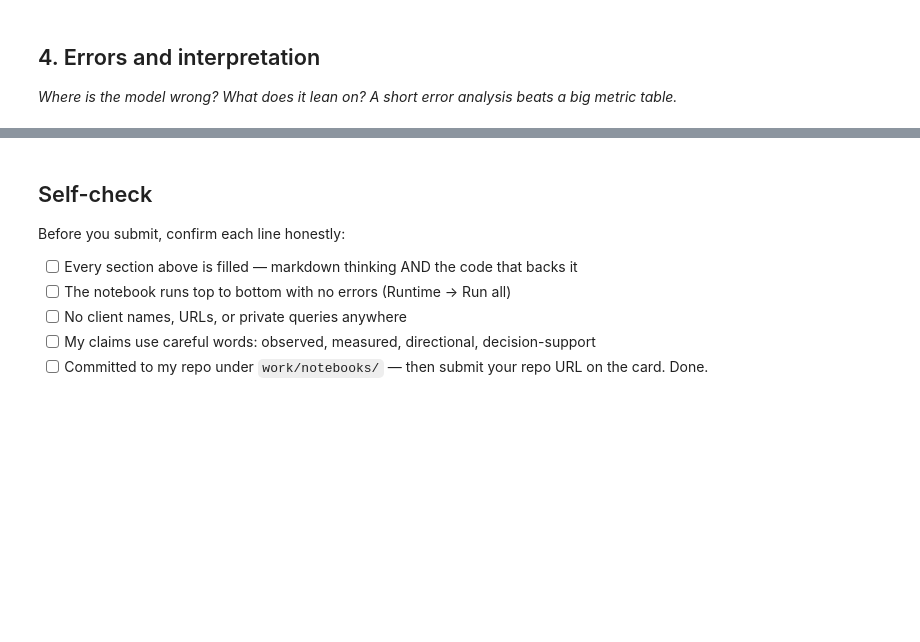
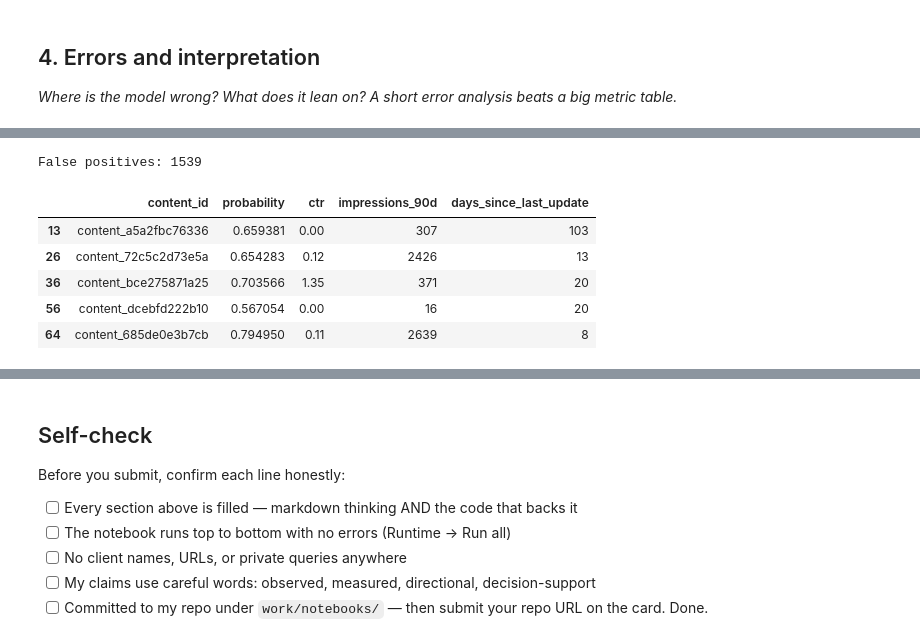
Before and after one commit to mansi-cs/flyrank-ml-internship, a Jupyter notebook: work/notebooks/w05_model.ipynb, the cells around one changed output, grey strips where cells are left out. Cells and saved outputs as stored; diff of their text form; code cells hidden in the pictures; blank space fills up the shorter version.

```diff
--- a/work/notebooks/w05_model.ipynb
+++ b/work/notebooks/w05_model.ipynb
@@ -200,0 +289,25 @@ NotFittedError: Pipeline is not fitted yet.
+# %%
+false_positives = results[
+    (results["actual"] == 0) &
+    (results["predicted"] == 1)
+]
+
+print("False positives:", len(false_positives))
+
+false_positives[
+    [
+        "content_id",
+        "probability",
+        "ctr",
+        "impressions_90d",
+        "days_since_last_update"
+    ]
+].head(5)
+# %% [output]
+False positives: 1539
+|  | content_id | probability | ctr | impressions_90d | days_since_last_update |
+| 13 | content_a5a2fbc76336 | 0.659381 | 0.00 | 307 | 103 |
+| 26 | content_72c5c2d73e5a | 0.654283 | 0.12 | 2426 | 13 |
+| 36 | content_bce275871a25 | 0.703566 | 1.35 | 371 | 20 |
+| 56 | content_dcebfd222b10 | 0.567054 | 0.00 | 16 | 20 |
+| 64 | content_685de0e3b7cb | 0.794950 | 0.11 | 2639 | 8 |
```
Also changed, not shown: parts of 20 cells of this notebook.
